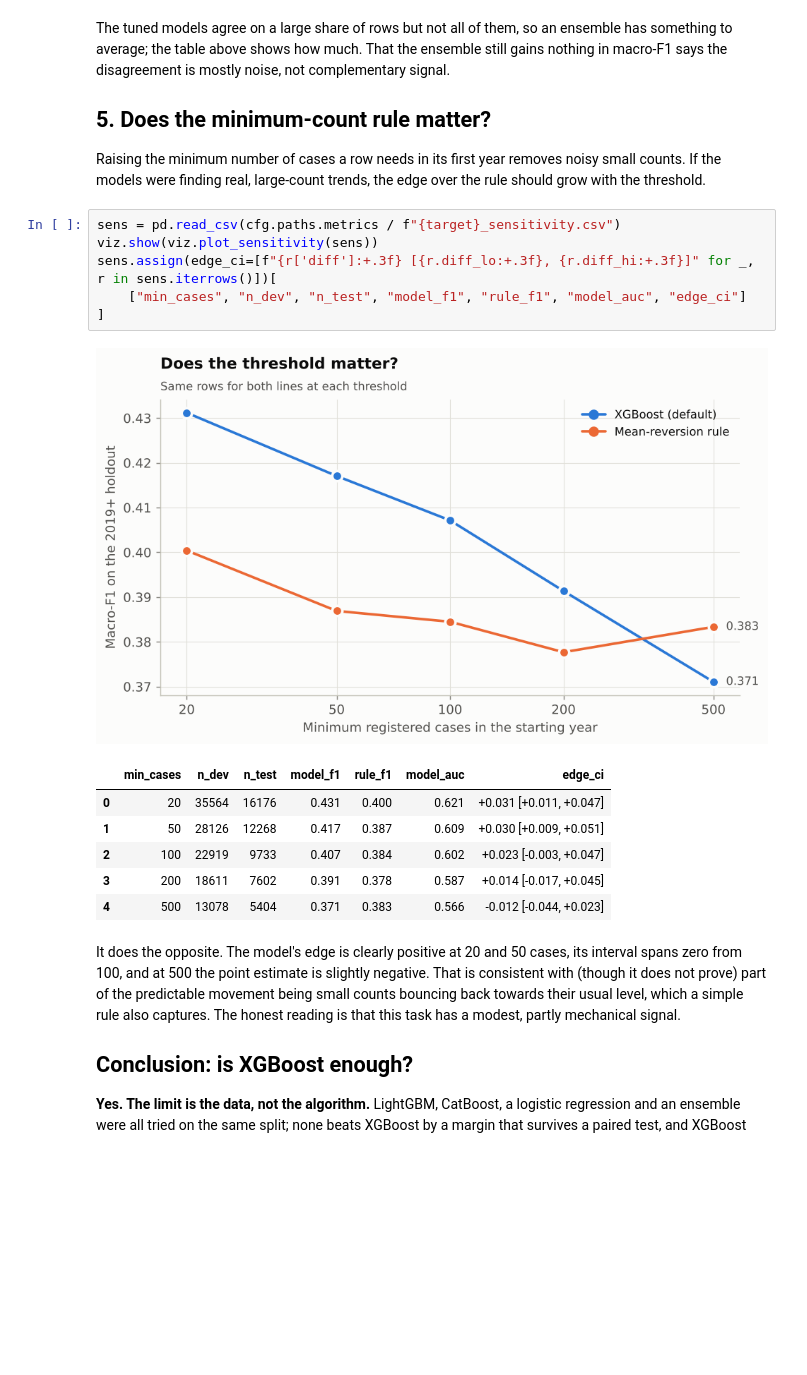
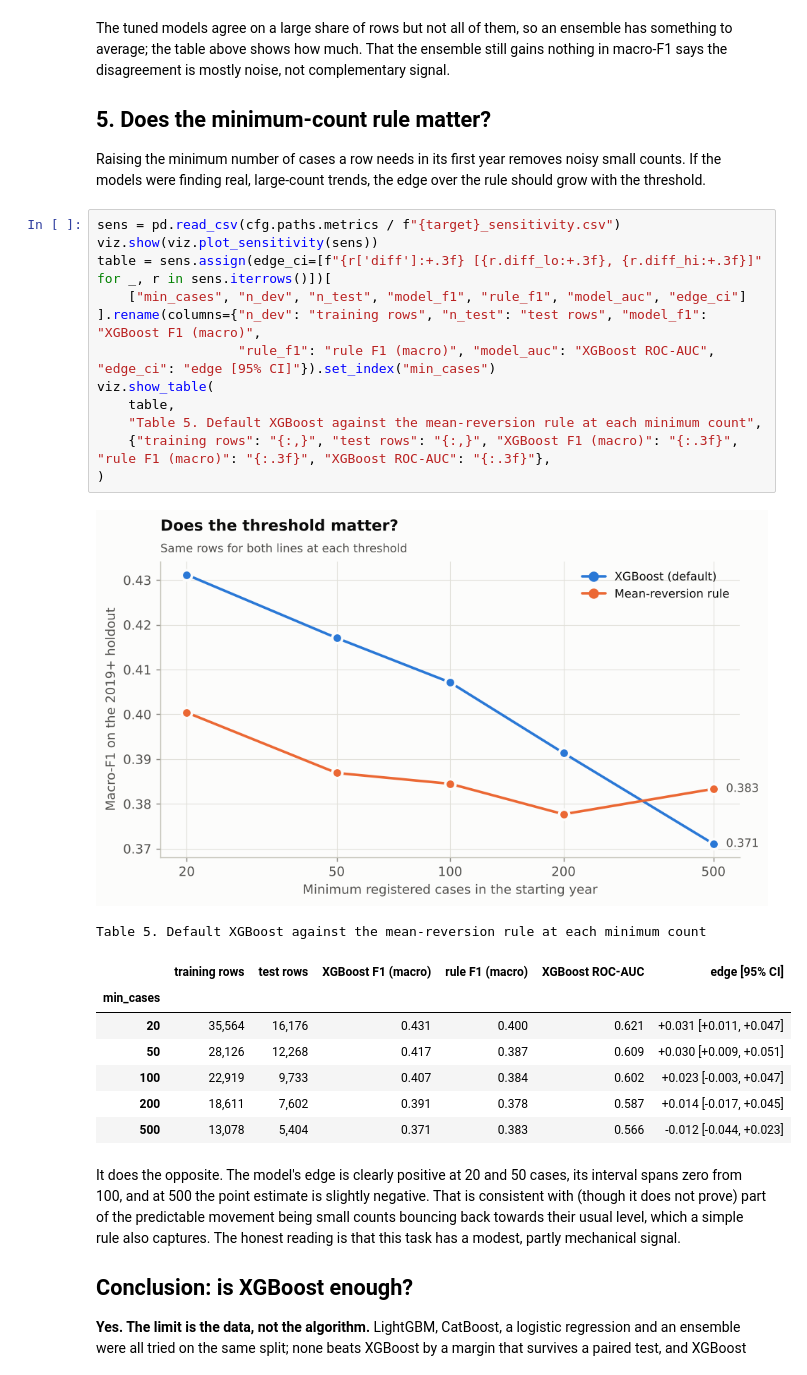
Before and after one commit to HarshilMaks/mini-project, a Jupyter notebook: notebooks/04_model_comparison.ipynb, the cells around one changed output. Drawn from its saved outputs; the diff is of its cells as text; blank space fills up the shorter version.

```diff
--- a/notebooks/04_model_comparison.ipynb
+++ b/notebooks/04_model_comparison.ipynb
@@ -138,17 +150,25 @@ were finding real, large-count trends, the edge over the rule should grow with t
 # %%
 sens = pd.read_csv(cfg.paths.metrics / f"{target}_sensitivity.csv")
 viz.show(viz.plot_sensitivity(sens))
-sens.assign(edge_ci=[f"{r['diff']:+.3f} [{r.diff_lo:+.3f}, {r.diff_hi:+.3f}]" for _, r in sens.iterrows()])[
+table = sens.assign(edge_ci=[f"{r['diff']:+.3f} [{r.diff_lo:+.3f}, {r.diff_hi:+.3f}]" for _, r in sens.iterrows()])[
     ["min_cases", "n_dev", "n_test", "model_f1", "rule_f1", "model_auc", "edge_ci"]
-]
+].rename(columns={"n_dev": "training rows", "n_test": "test rows", "model_f1": "XGBoost F1 (macro)",
+                  "rule_f1": "rule F1 (macro)", "model_auc": "XGBoost ROC-AUC", "edge_ci": "edge [95% CI]"}).set_index("min_cases")
+viz.show_table(
+    table,
+    "Table 5. Default XGBoost against the mean-reversion rule at each minimum count",
+    {"training rows": "{:,}", "test rows": "{:,}", "XGBoost F1 (macro)": "{:.3f}", "rule F1 (macro)": "{:.3f}", "XGBoost ROC-AUC": "{:.3f}"},
+)
 # %% [output]
 [figure]
+Table 5. Default XGBoost against the mean-reversion rule at each minimum count
-|  | min_cases | n_dev | n_test | model_f1 | rule_f1 | model_auc | edge_ci |
-| 0 | 20 | 35564 | 16176 | 0.431 | 0.400 | 0.621 | +0.031 [+0.011, +0.047] |
-| 1 | 50 | 28126 | 12268 | 0.417 | 0.387 | 0.609 | +0.030 [+0.009, +0.051] |
-| 2 | 100 | 22919 | 9733 | 0.407 | 0.384 | 0.602 | +0.023 [-0.003, +0.047] |
-| 3 | 200 | 18611 | 7602 | 0.391 | 0.378 | 0.587 | +0.014 [-0.017, +0.045] |
-| 4 | 500 | 13078 | 5404 | 0.371 | 0.383 | 0.566 | -0.012 [-0.044, +0.023] |
+|  | training rows | test rows | XGBoost F1 (macro) | rule F1 (macro) | XGBoost ROC-AUC | edge [95% CI] |
+| min_cases |  |  |  |  |  |  |
+| 20 | 35,564 | 16,176 | 0.431 | 0.400 | 0.621 | +0.031 [+0.011, +0.047] |
+| 50 | 28,126 | 12,268 | 0.417 | 0.387 | 0.609 | +0.030 [+0.009, +0.051] |
+| 100 | 22,919 | 9,733 | 0.407 | 0.384 | 0.602 | +0.023 [-0.003, +0.047] |
+| 200 | 18,611 | 7,602 | 0.391 | 0.378 | 0.587 | +0.014 [-0.017, +0.045] |
+| 500 | 13,078 | 5,404 | 0.371 | 0.383 | 0.566 | -0.012 [-0.044, +0.023] |
 # %% [markdown]
 It does the opposite. The model's edge is clearly positive at 20 and 50 cases, its interval spans zero from
 100, and at 500 the point estimate is slightly negative. That is consistent with (though it does not prove)
```
Also changed, not shown: parts of 7 cells of this notebook.
